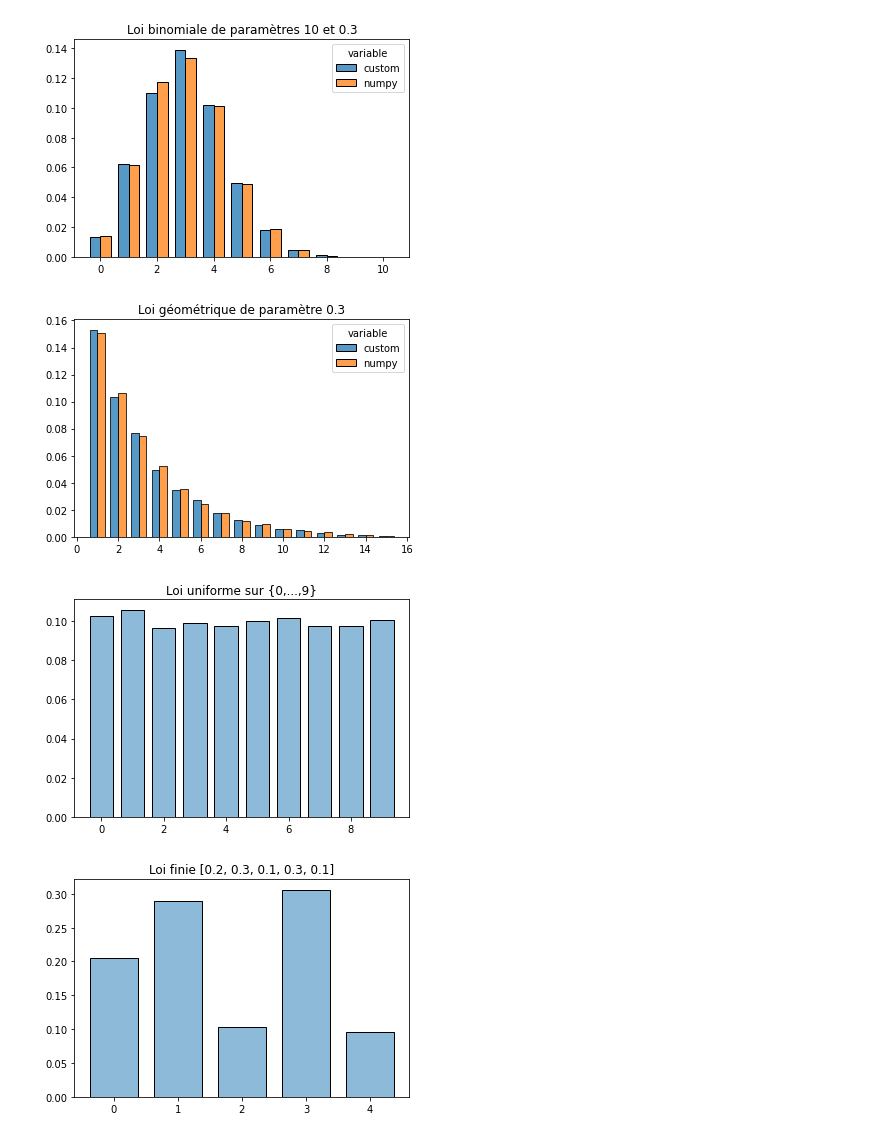
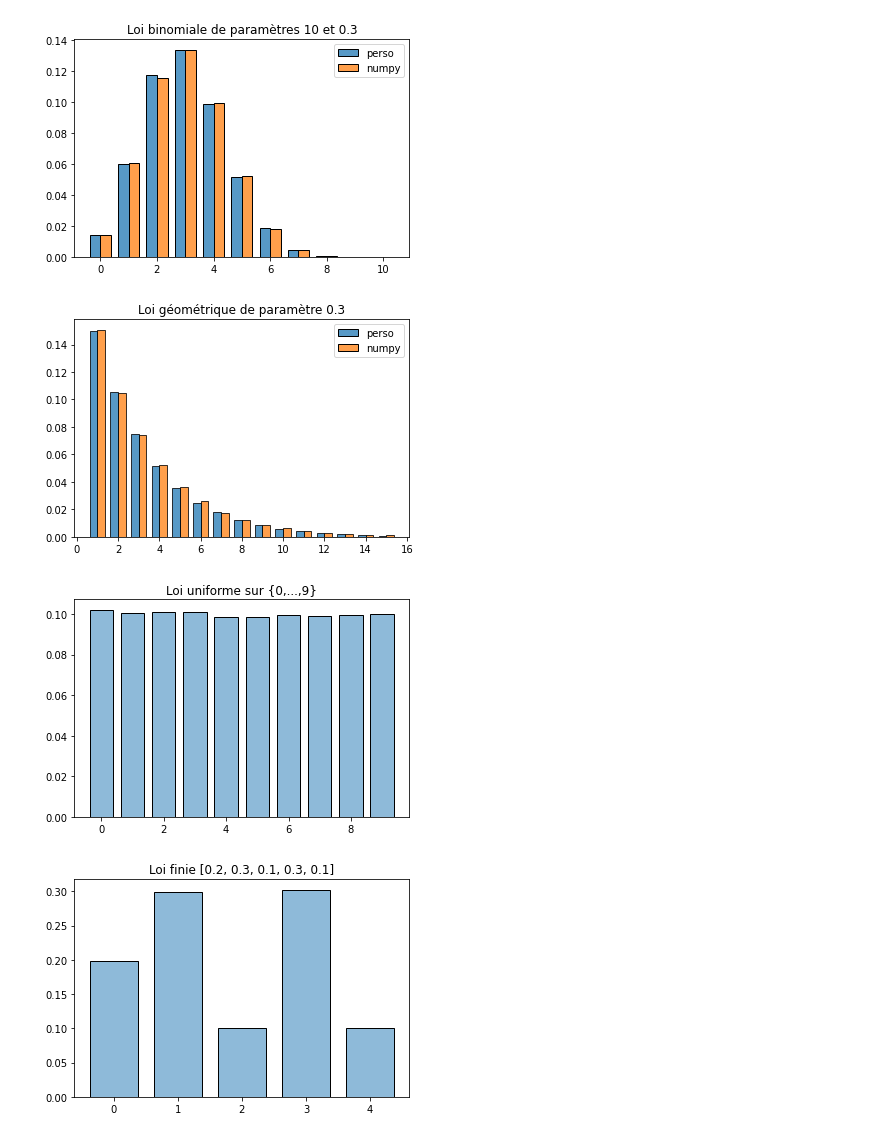
Before and after one commit to lgarcin/lgarcin.github.io, a Jupyter notebook: notebooks/simulation.ipynb, the cells around one changed output. Cells and saved outputs as stored; diff of their text form; code cells hidden in the pictures.

```diff
--- a/notebooks/simulation.ipynb
+++ b/notebooks/simulation.ipynb
@@ -46,17 +46,17 @@ import seaborn as sns
 import pandas as pd
 import numpy as np
 import matplotlib.pyplot as plt
+N=100000
 # %%
-N=10000
 n=10
 p=.3
 df = pd.DataFrame({
-    "custom": np.array([binomial(n,p) for _ in range(N)]),
+    "perso": np.array([binomial(n,p) for _ in range(N)]),
     "numpy": np.random.binomial(n,p,N)
 })
 sns.histplot(
-    df.melt(),
-    x='value',hue='variable',
+    df.melt(var_name=''),
+    x='value',hue='',
     multiple='dodge',
     shrink=.75,
     bins=np.arange(-0.5, n+1.5, 1.),
@@ -66,18 +66,17 @@ plt.xlabel(None)
 plt.ylabel(None)
 plt.savefig('../images/2022/03/binomiale.png')
 # %% [output]
-[figure, old version]
+[figure, new version]
 # %%
-N=10000
 p=.3
 n=15
 df = pd.DataFrame({
-    "custom": np.array([geometric(p) for _ in range(N)]),
+    "perso": np.array([geometric(p) for _ in range(N)]),
     "numpy": np.random.geometric(p,N)
 })
 sns.histplot(
-    df.melt(),
-    x='value', hue='variable',
+    df.melt(var_name=''),
+    x='value', hue='',
     multiple='dodge',
     shrink=.75,
     bins=np.arange(0.5, n+1.5, 1.),
@@ -87,27 +86,25 @@ plt.xlabel(None)
 plt.ylabel(None)
 plt.savefig('../images/2022/03/geometrique.png')
 # %% [output]
-[figure, old version]
+[figure, new version]
 # %%
-N=10000
 n=10
 df = pd.DataFrame({
     "Loi uniforme": np.array([uniform(n) for _ in range(N)]),
 })
 sns.histplot(
     df,
     shrink=.75,
     bins=np.arange(-0.5, n+.5, 1.),
     stat='density',
     legend=False);
 plt.title('Loi uniforme sur {0,...,'+str(n-1)+'}')
 plt.xlabel(None)
 plt.ylabel(None)
 plt.savefig('../images/2022/03/uniforme.png')
 # %% [output]
-[figure, old version]
+[figure, new version]
 # %%
-N=10000
 p=[0.2,0.3,0.1,0.3,0.1]
 df = pd.DataFrame({
     "Loi finie": np.array([fini(p) for _ in range(N)]),
@@ -123,4 +120,4 @@ plt.xlabel(None)
 plt.ylabel(None)
 plt.savefig('../images/2022/03/finie.png')
 # %% [output]
-[figure, old version]
+[figure, new version]
```
Also changed, not shown: parts of 3 cells of this notebook, 9 other files.
